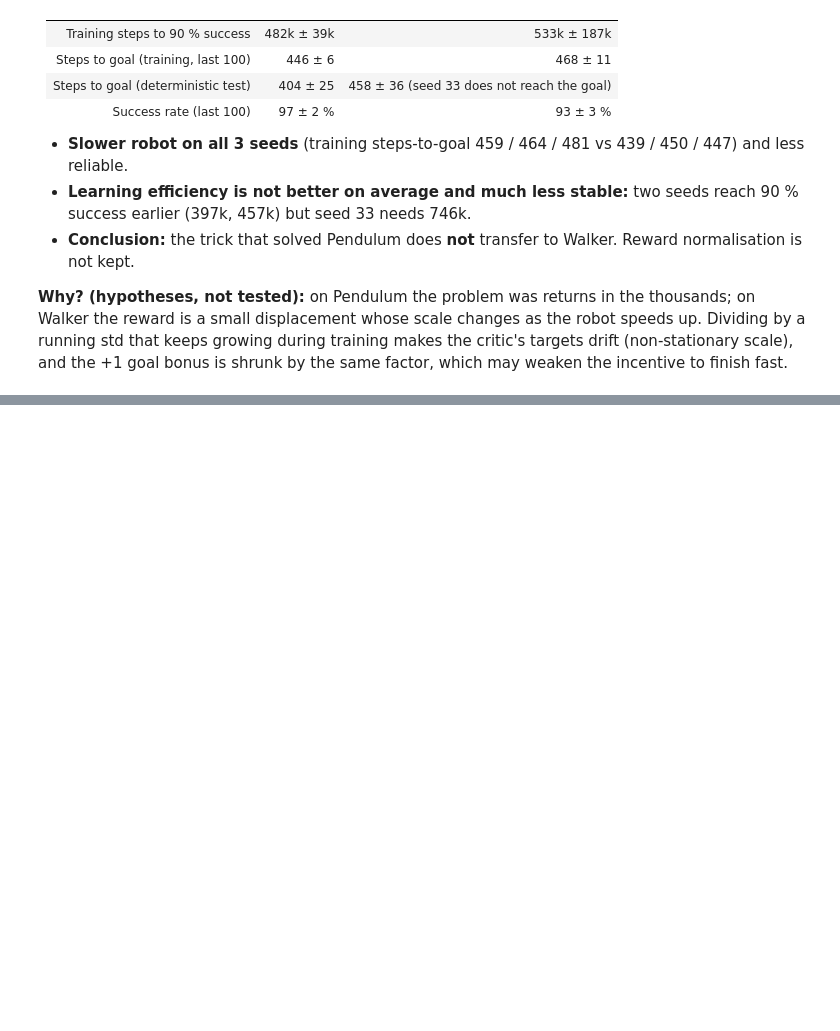
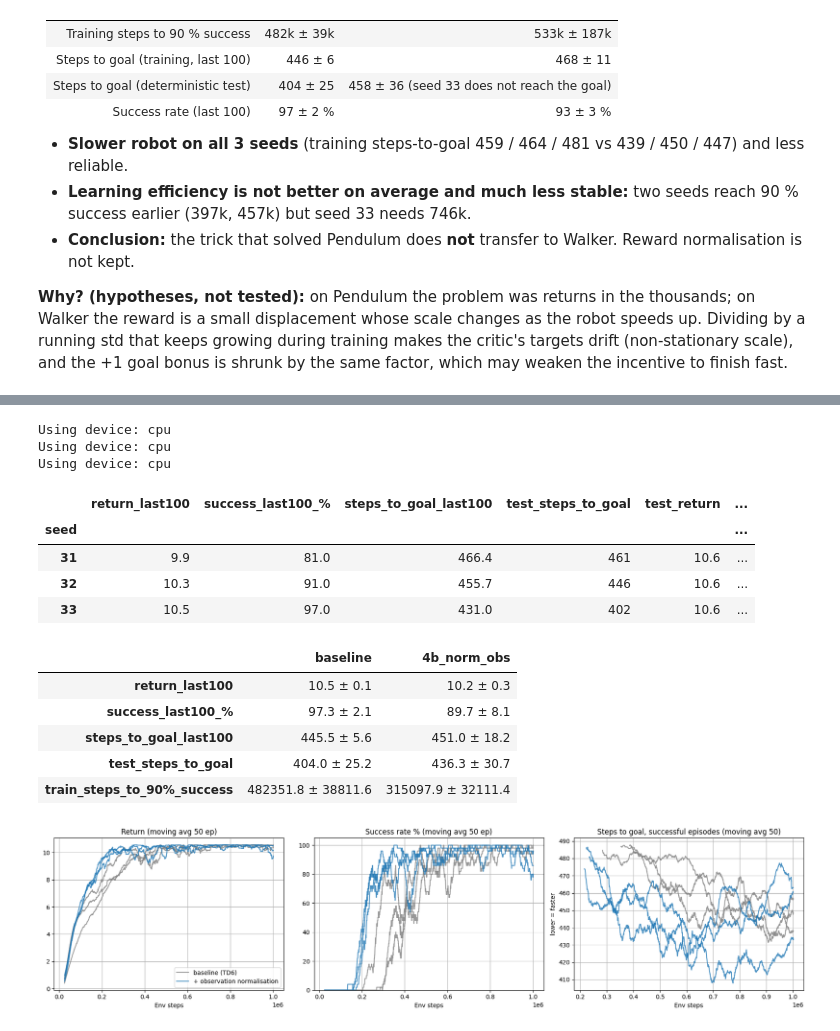
Before and after one commit to enzontl/evogym-coevolution, a Jupyter notebook: notebooks/03_ppo_optimisation.ipynb, the cells around one changed output, grey strips where cells are left out. Saved outputs shown, nothing was run; the diff lists cells and outputs as text; code cells hidden in the pictures; blank space fills up the shorter version.

Commit message:
Step 4b: observation normalisation inside the network (--norm-obs), 3 seeds - kept: 90% success 482k -> 315k steps

```diff
--- a/notebooks/03_ppo_optimisation.ipynb
+++ b/notebooks/03_ppo_optimisation.ipynb
@@ -115,0 +122,19 @@ Using device: cpu
+# %%
+t4b = compare("4b_norm_obs", "walker_4b_normobs")
+plot_vs_baseline("walker_4b_normobs", "+ observation normalisation", "04b_norm_obs.png")
+# %% [output]
+Using device: cpu
+Using device: cpu
+Using device: cpu
+|  | return_last100 | success_last100_% | steps_to_goal_last100 | test_steps_to_goal | test_return | ... |
+| seed |  |  |  |  |  | ... |
+| 31 | 9.9 | 81.0 | 466.4 | 461 | 10.6 | ... |
+| 32 | 10.3 | 91.0 | 455.7 | 446 | 10.6 | ... |
+| 33 | 10.5 | 97.0 | 431.0 | 402 | 10.6 | ... |
+|  | baseline | 4b_norm_obs |
+| return_last100 | 10.5 ± 0.1 | 10.2 ± 0.3 |
+| success_last100_% | 97.3 ± 2.1 | 89.7 ± 8.1 |
+| steps_to_goal_last100 | 445.5 ± 5.6 | 451.0 ± 18.2 |
+| test_steps_to_goal | 404.0 ± 25.2 | 436.3 ± 30.7 |
+| train_steps_to_90%_success | 482351.8 ± 38811.6 | 315097.9 ± 32111.4 |
+[figure, added]
```
Also changed, not shown: parts of 2 cells of this notebook, 2 other files.
